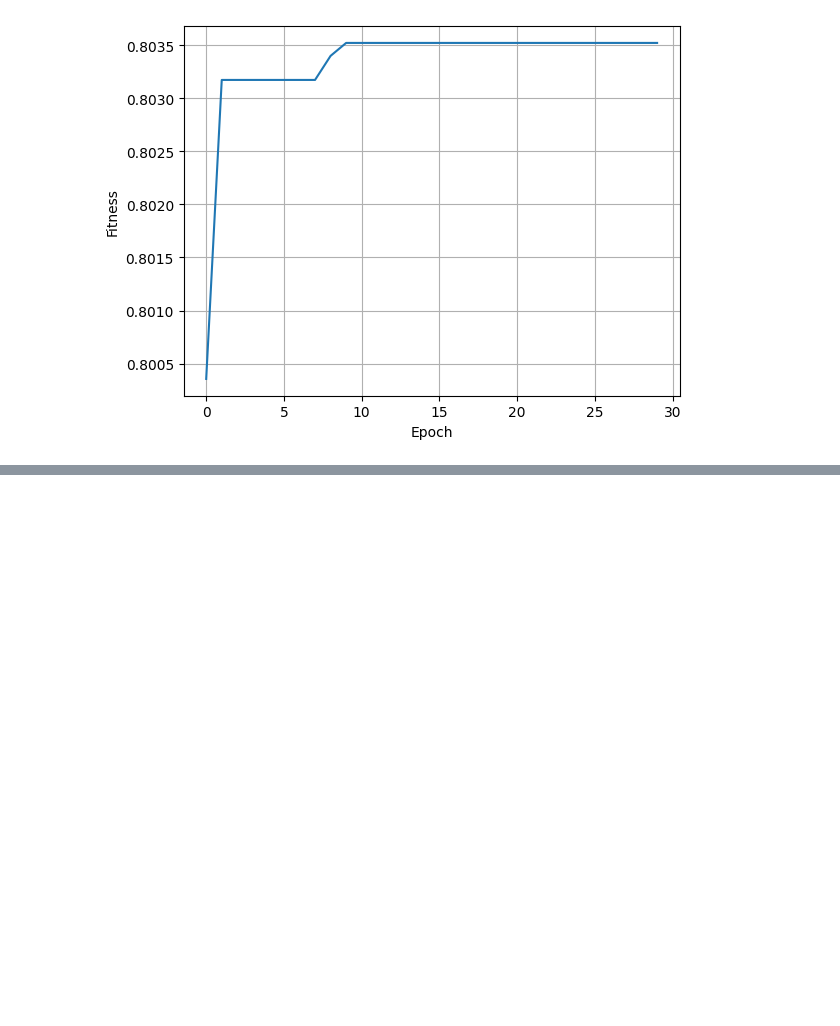
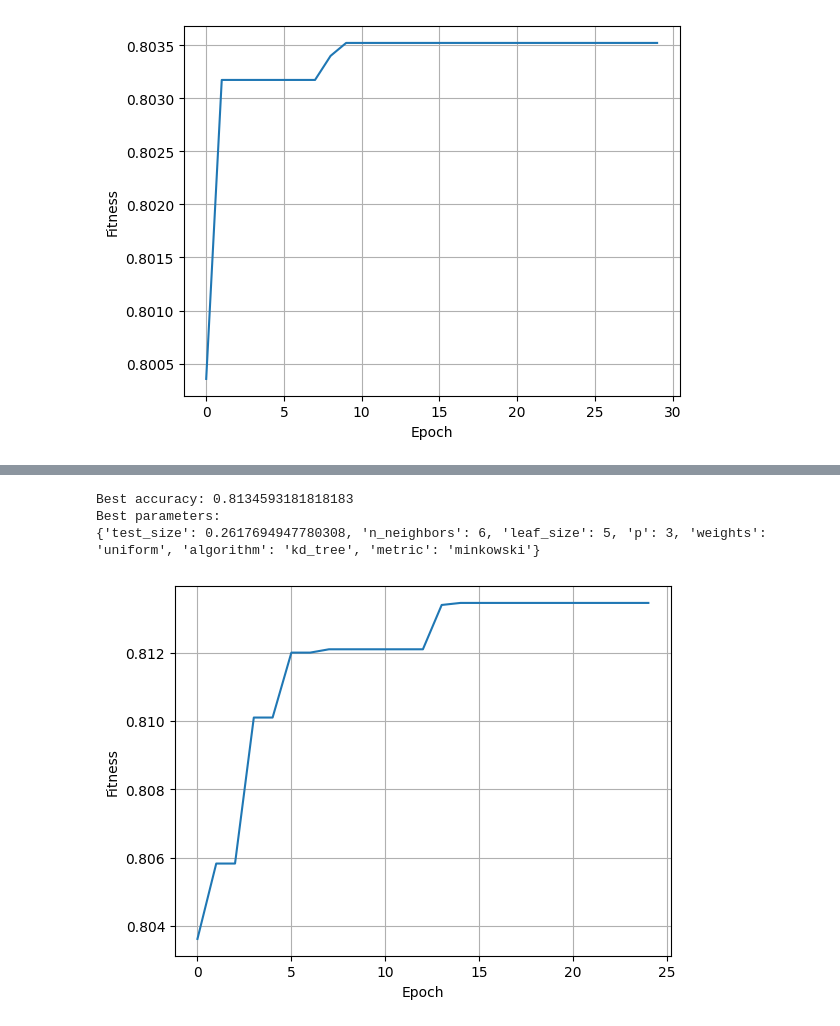
Before and after one commit to emir-ozturk/meta_heuristic, a Jupyter notebook: knn_meta_example.ipynb, the cells around one changed output, grey strips where cells are left out. Drawn from its saved outputs; the diff is of its cells as text; code cells hidden in the pictures; blank space fills up the shorter version.

```diff
--- a/knn_meta_example.ipynb
+++ b/knn_meta_example.ipynb
@@ -95,3 +125,11 @@ Best accuracy: 0.8035220598879228
 Best parameters:
 {'test_size': 0.278831466806826, 'n_neighbors': 3, 'leaf_size': 1, 'p': 1, 'weights': 'distance', 'algorithm': 'auto', 'metric': 'euclidean'}
 [figure]
+# %%
+titanic_df = load_titanic_dataset()
+titanic_problem = KnnMetaHeuristicProblem(titanic_df[0], titanic_df[1], problem_bounds, complexity_weight=0.05)
+titanic_model = PSO.OriginalPSO(epoch=80, pop_size=80)
+titanic_model.solve(titanic_problem, termination=termination)
+
+plot_fitness(titanic_model)
+# %% [output]
@@ -97,0 +153,4 @@ Best parameters:
+Best accuracy: 0.8134593181818183
+Best parameters:
+{'test_size': 0.2617694947780308, 'n_neighbors': 6, 'leaf_size': 5, 'p': 3, 'weights': 'uniform', 'algorithm': 'kd_tree', 'metric': 'minkowski'}
+[figure, added]
```
Also changed, not shown: parts of 4 cells of this notebook, 8 other files.
